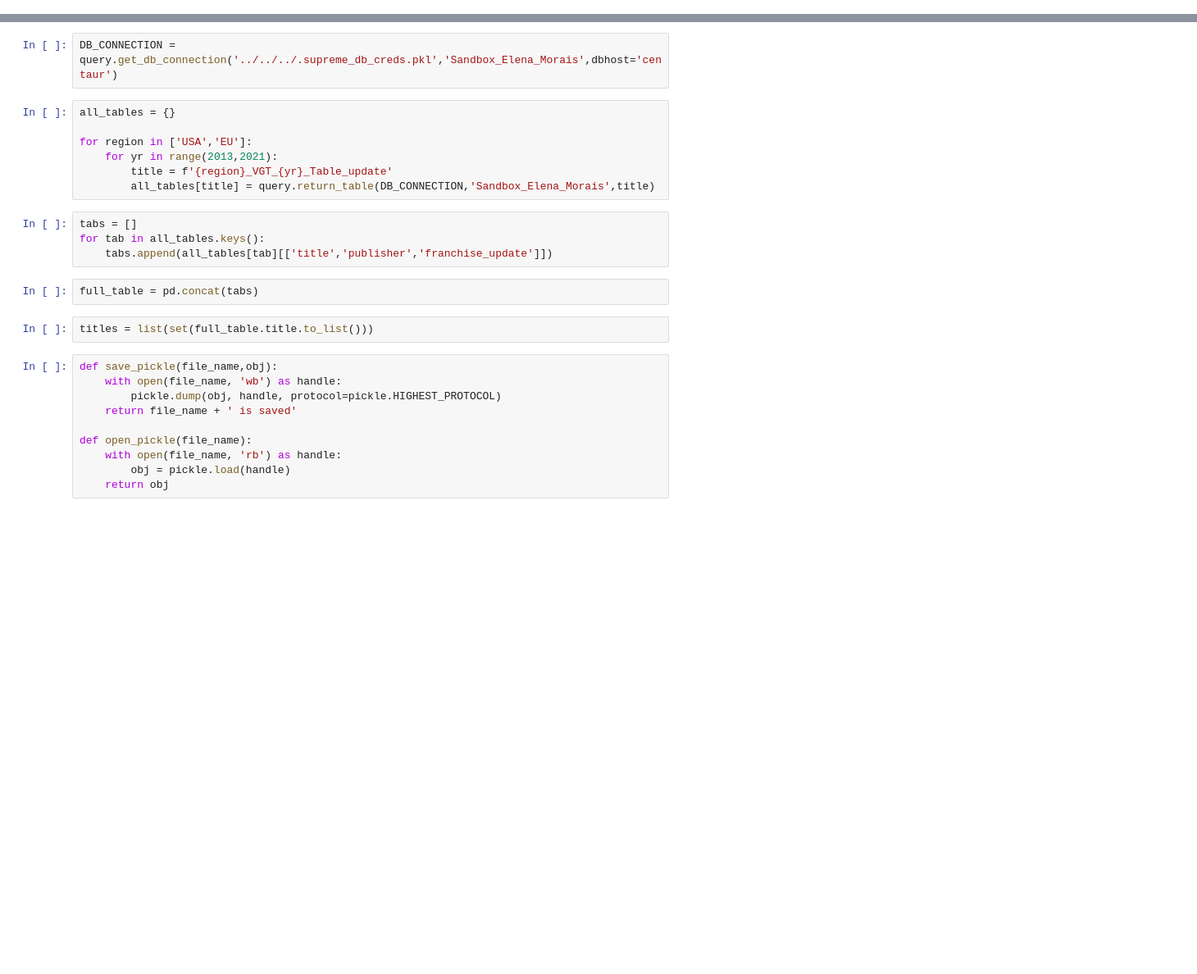
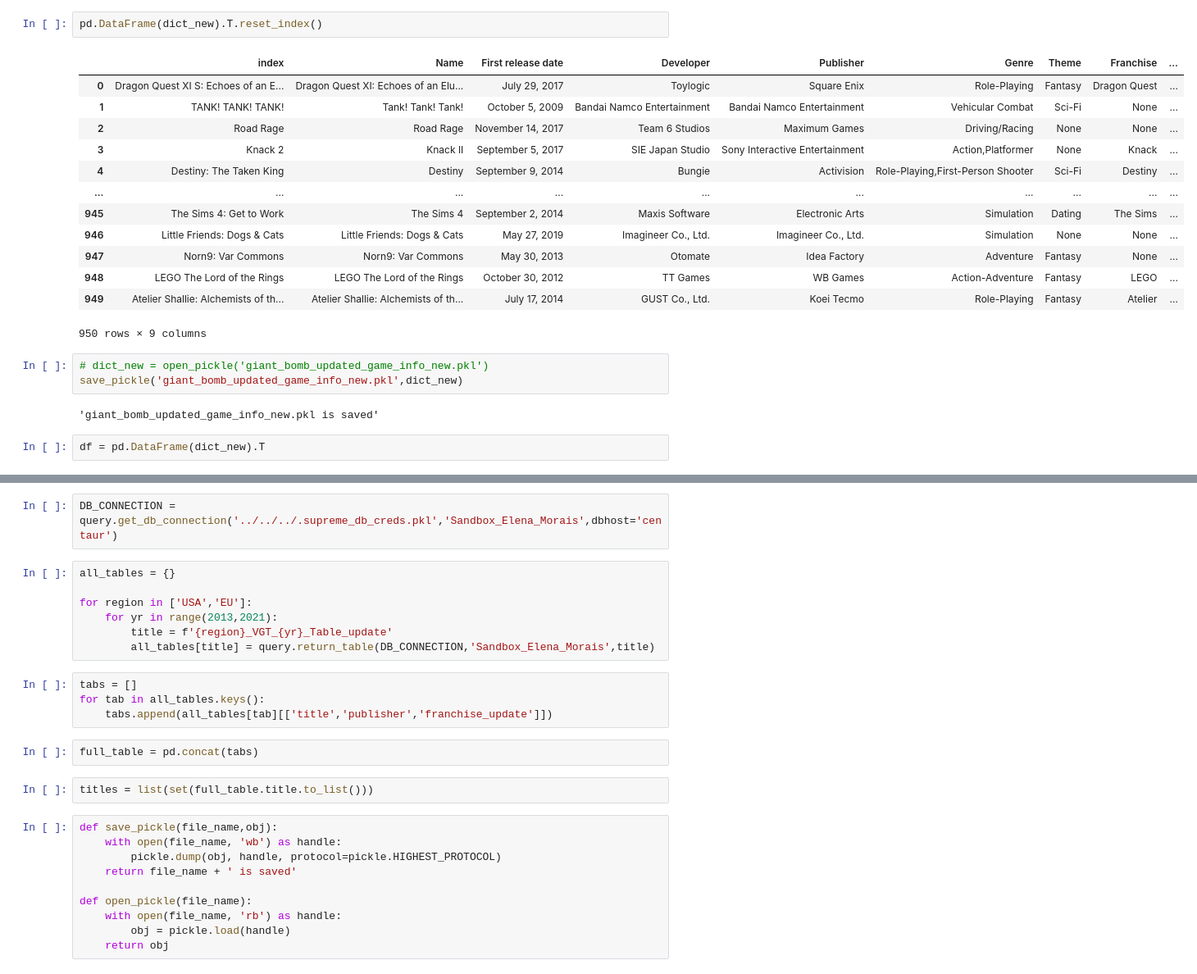
Before and after one commit to elenasm7/giantbomb_scraper, a Jupyter notebook: scrape_tester.ipynb, the cells around one changed output, grey strips where cells are left out. Shown: that part at 82% size. Saved outputs shown, nothing was run; the diff lists cells and outputs as text; blank space fills up the shorter version.

```diff
--- a/scrape_tester.ipynb
+++ b/scrape_tester.ipynb
@@ -27,0 +81,23 @@ The autoreload extension is already loaded. To reload it, use:
+# %%
+pd.DataFrame(dict_new).T.reset_index()
+# %% [output]
+|  | index | Name | First release date | Developer | Publisher | Genre | Theme | Franchise | ... |
+| 0 | Dragon Quest XI S: Echoes of an E... | Dragon Quest XI: Echoes of an Elu... | July 29, 2017 | Toylogic | Square Enix | Role-Playing | Fantasy | Dragon Quest | ... |
+| 1 | TANK! TANK! TANK! | Tank! Tank! Tank! | October 5, 2009 | Bandai Namco Entertainment | Bandai Namco Entertainment | Vehicular Combat | Sci-Fi | None | ... |
+| 2 | Road Rage | Road Rage | November 14, 2017 | Team 6 Studios | Maximum Games | Driving/Racing | None | None | ... |
+| 3 | Knack 2 | Knack II | September 5, 2017 | SIE Japan Studio | Sony Interactive Entertainment | Action,Platformer | None | Knack | ... |
+| 4 | Destiny: The Taken King | Destiny | September 9, 2014 | Bungie | Activision | Role-Playing,First-Person Shooter | Sci-Fi | Destiny | ... |
+| ... | ... | ... | ... | ... | ... | ... | ... | ... | ... |
+| 945 | The Sims 4: Get to Work | The Sims 4 | September 2, 2014 | Maxis Software | Electronic Arts | Simulation | Dating | The Sims | ... |
+| 946 | Little Friends: Dogs & Cats | Little Friends: Dogs & Cats | May 27, 2019 | Imagineer Co., Ltd. | Imagineer Co., Ltd. | Simulation | None | None | ... |
+| 947 | Norn9: Var Commons | Norn9: Var Commons | May 30, 2013 | Otomate | Idea Factory | Adventure | Fantasy | None | ... |
+| 948 | LEGO The Lord of the Rings | LEGO The Lord of the Rings | October 30, 2012 | TT Games | WB Games | Action-Adventure | Fantasy | LEGO | ... |
+| 949 | Atelier Shallie: Alchemists of th... | Atelier Shallie: Alchemists of th... | July 17, 2014 | GUST Co., Ltd. | Koei Tecmo | Role-Playing | Fantasy | Atelier | ... |
+950 rows × 9 columns
+# %%
+# dict_new = open_pickle('giant_bomb_updated_game_info_new.pkl')
+save_pickle('giant_bomb_updated_game_info_new.pkl',dict_new)
+# %% [output]
+'giant_bomb_updated_game_info_new.pkl is saved'
+# %%
+df = pd.DataFrame(dict_new).T
```
Also changed, not shown: parts of 61 cells of this notebook, 3 other files.
